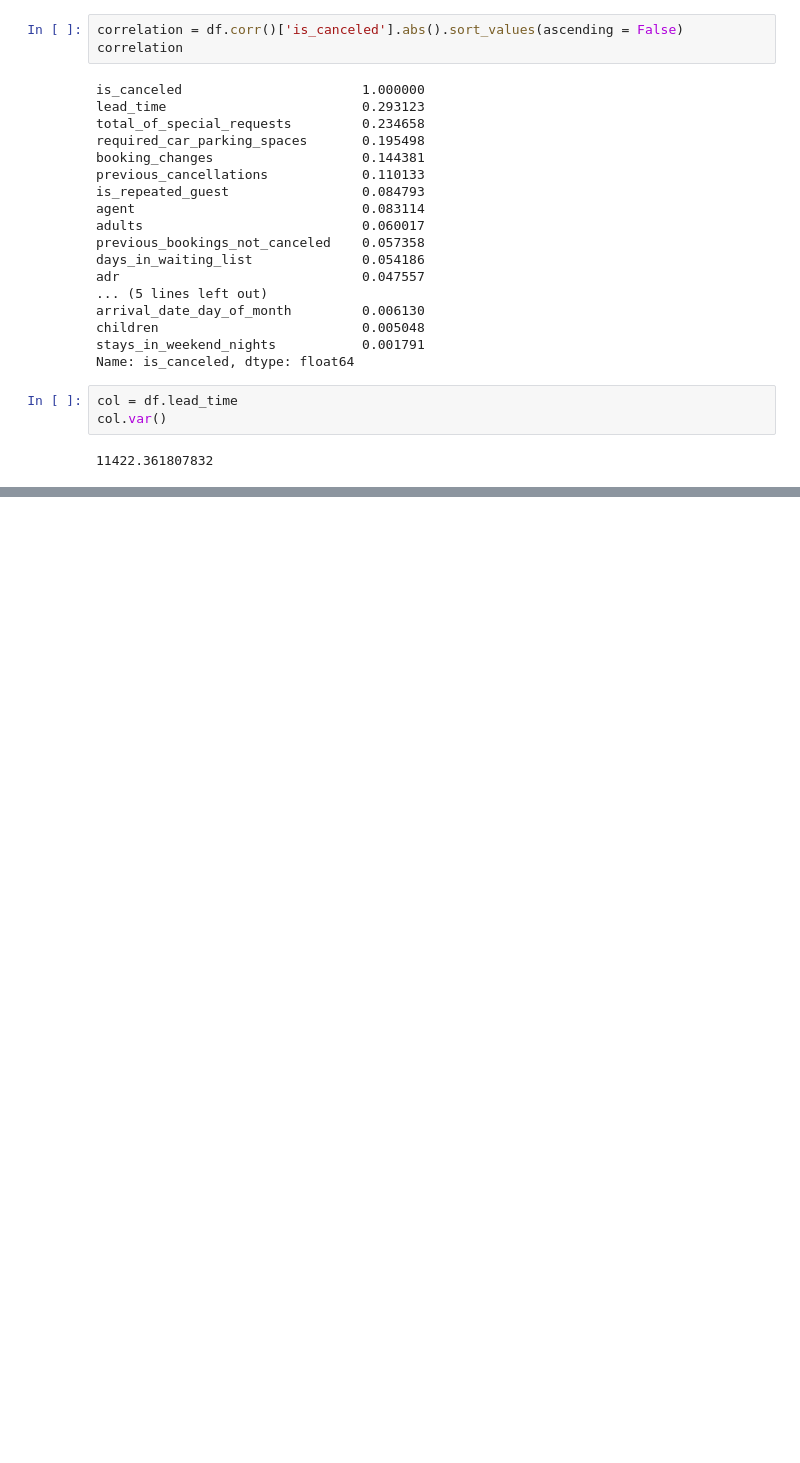
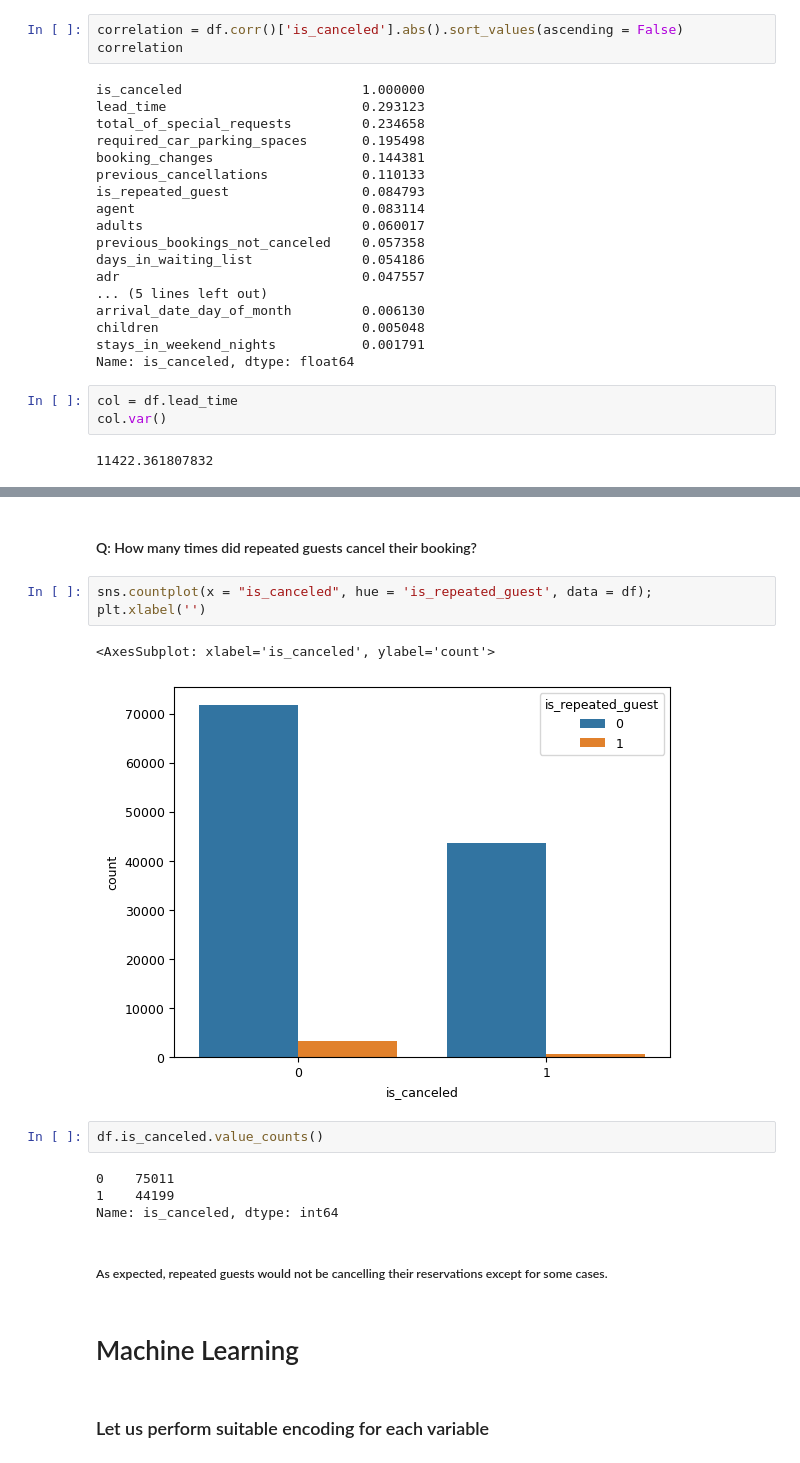
Before and after one commit to midoplays/DAProject, a Jupyter notebook: project.ipynb, the cells around one changed output, grey strips where cells are left out. Cells and saved outputs as stored; diff of their text form; blank space fills up the shorter version.

```diff
--- a/project.ipynb
+++ b/project.ipynb
@@ -506,0 +515,20 @@ fig.show()
+# %% [markdown]
+#### Q: How many times did repeated guests cancel their booking?
+# %%
+sns.countplot(x = "is_canceled", hue = 'is_repeated_guest', data = df);
+plt.xlabel('')
+# %% [output]
+<AxesSubplot: xlabel='is_canceled', ylabel='count'>
+[figure, added]
+# %%
+df.is_canceled.value_counts()
+# %% [output]
+0    75011
+1    44199
+Name: is_canceled, dtype: int64
+# %% [markdown]
+##### As expected, repeated guests would not be cancelling their reservations except for some cases.
+# %% [markdown]
+# Machine Learning
+# %% [markdown]
+### Let us perform suitable encoding for each variable
```
Also changed, not shown: parts of 39 cells of this notebook, 1 other file.
